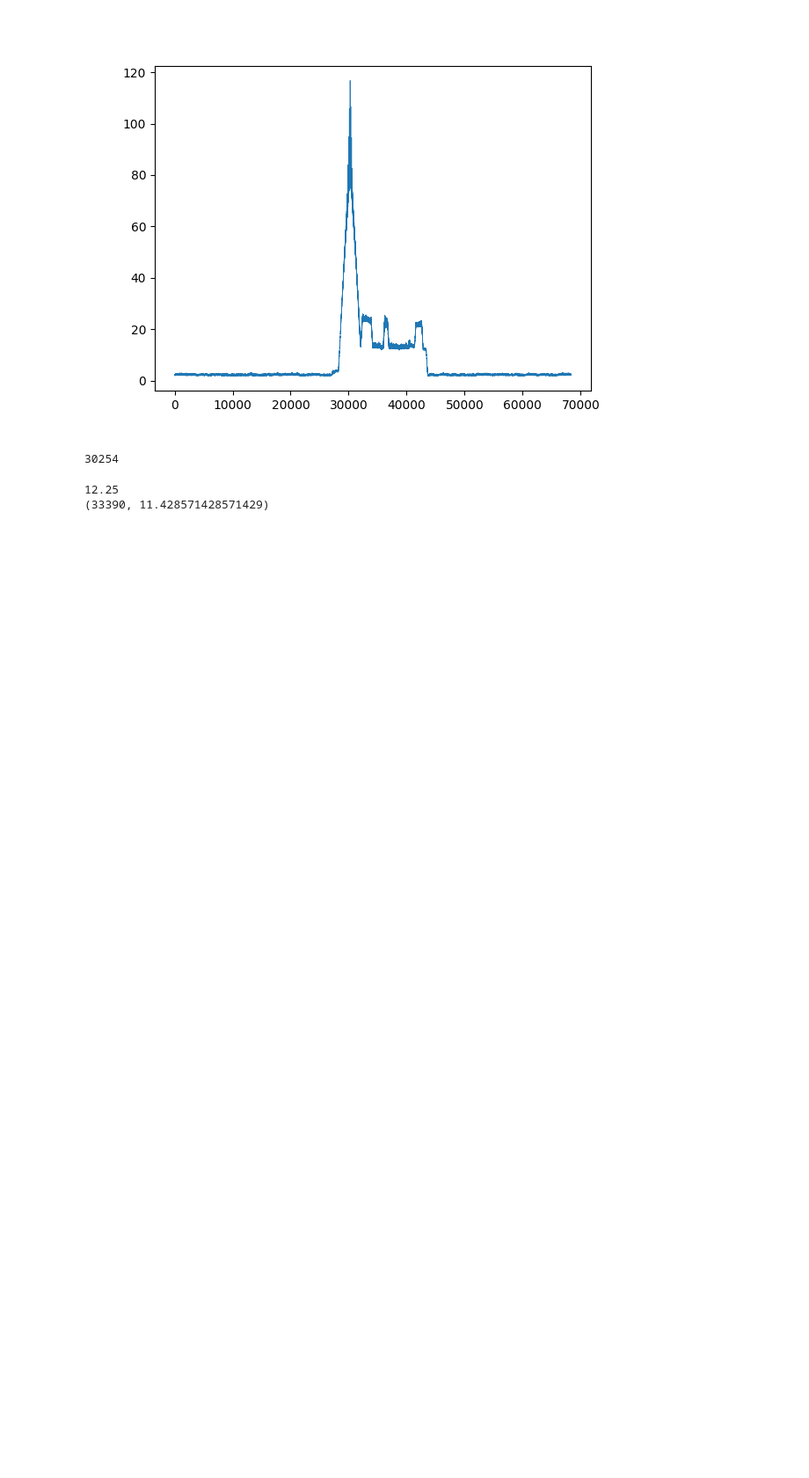
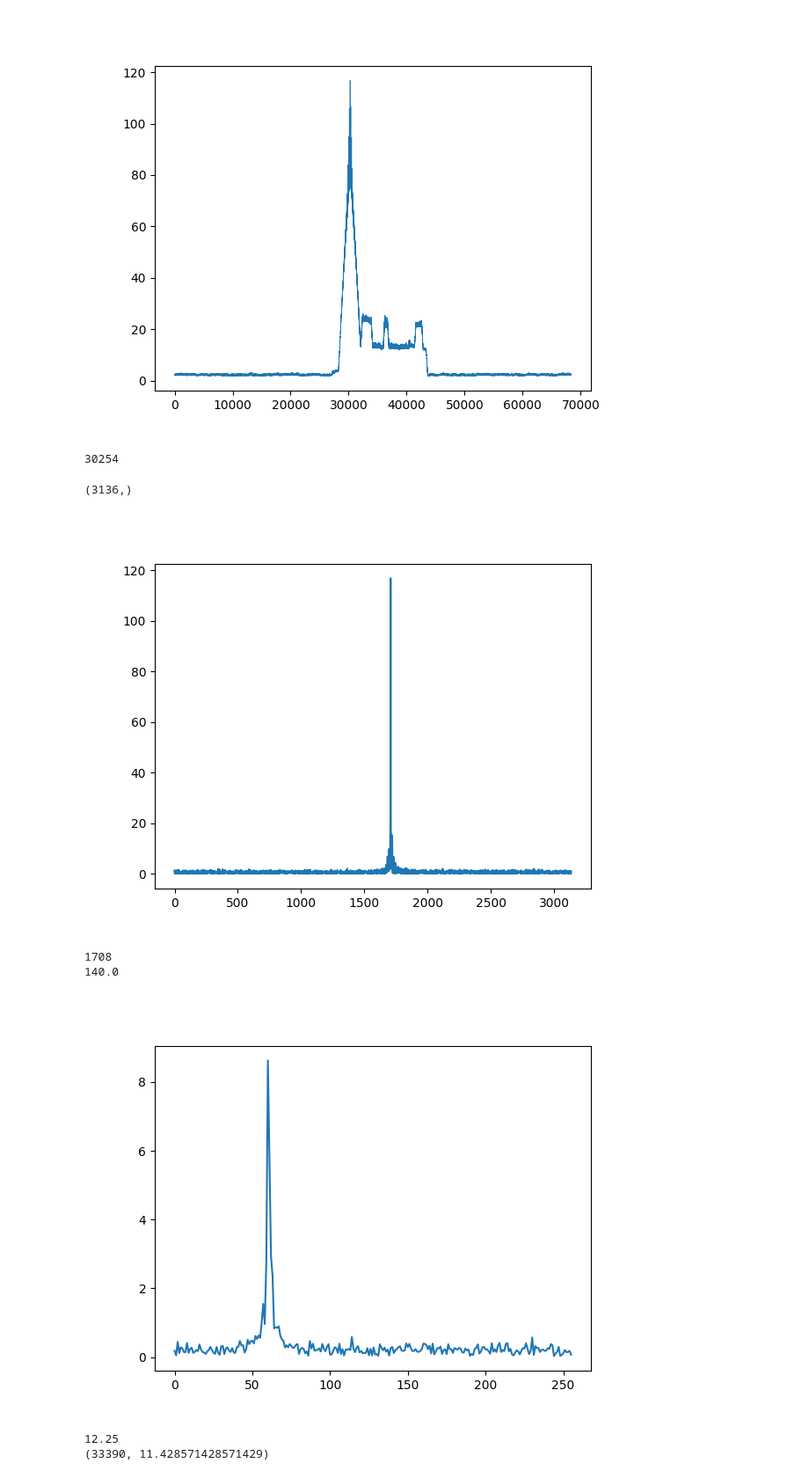
Before and after one commit to xsun2445/ee595hws, a Jupyter notebook: hw1/test.ipynb, the cells around one changed output. Shown at 88% size. Drawn from its saved outputs; the diff is of its cells as text; code cells hidden in the pictures; blank space fills up the shorter version.

```diff
--- a/hw1/test.ipynb
+++ b/hw1/test.ipynb
@@ -1056,6 +1070,34 @@ print(np.argmax(res))
 (3136,)
 [figure]
 30254
+# %%
+# 30254
+# print(preamble.shape)
+# max_fft = np.fft.fftshift(np.fft.fft(res[30254:30254+len(preamble)]*preamble))
+# print(max_fft.shape)
+
+# plt.figure()
+# plt.plot(np.abs(max_fft))
+
+print(preamble.shape)
+
+plt.figure()
+plt.plot(np.abs(np.fft.fftshift(np.fft.fft(raw[30254:30254+len(preamble)]*preamble))))
+plt.show()
+cfo_idx = np.argmax(np.abs(np.fft.fftshift(np.fft.fft(raw[30254:30254+len(preamble)]*preamble))))
+
+print(cfo_idx)
+print(cfo_idx - np.floor(len(preamble)/2))
+
+plt.figure()
+plt.plot(np.abs(np.fft.fftshift(np.fft.fft(raw[30254+len(preamble):30254+len(preamble)+len(dc)]*dc))))
+plt.show()
+# %% [output]
+(3136,)
+[figure, added]
+1708
+140.0
+[figure, added]
 # %%
 rf_freq = 915e6    # carrier frequency 470 MHz, used to correct clock drift
 sf = 8             # spreading factor SF7
```
Also changed, not shown: parts of 8 cells of this notebook, 3 other files.
